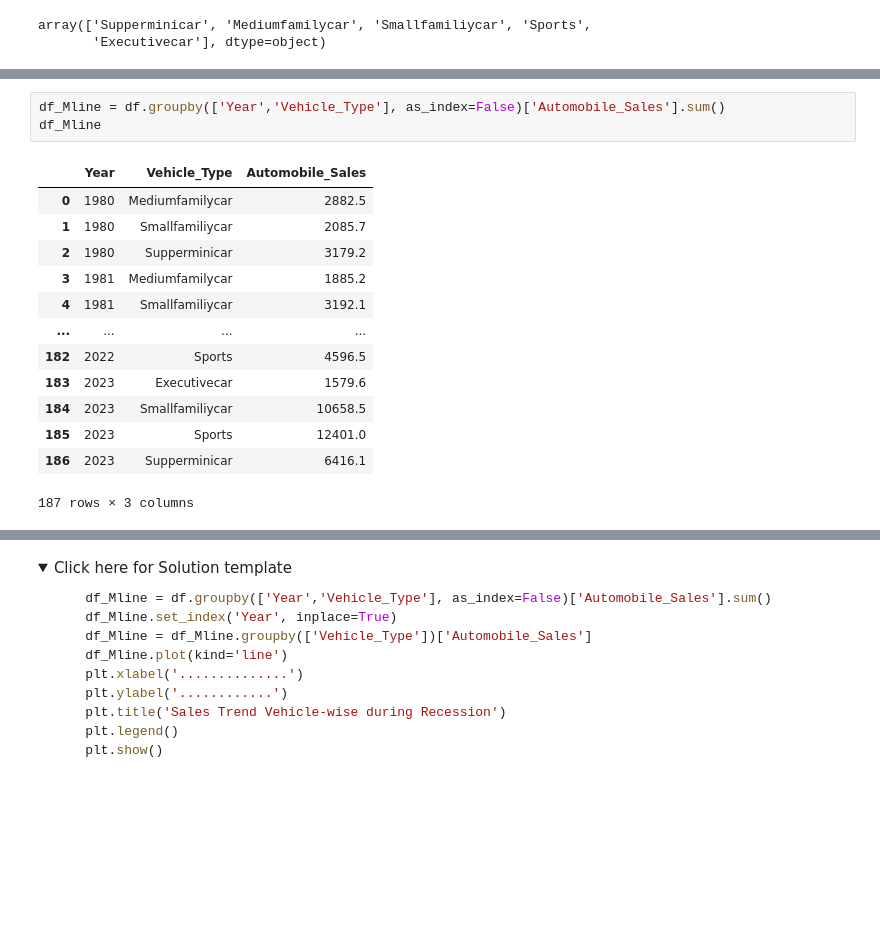
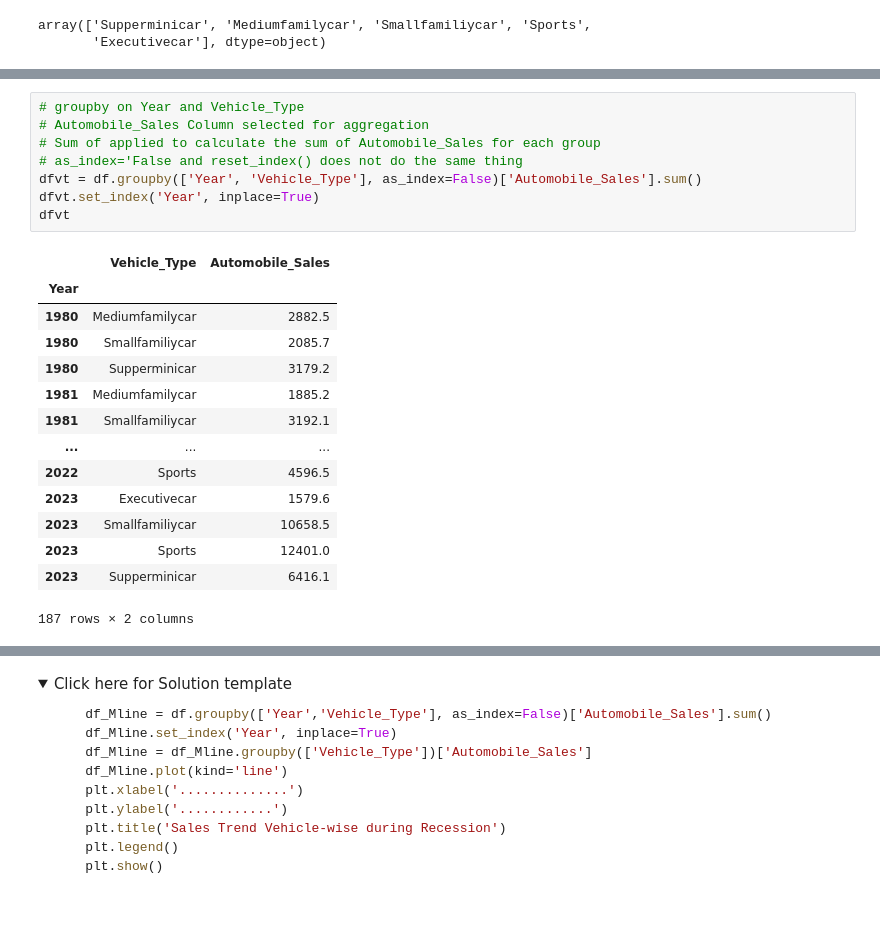
Before and after one commit to mrwoodzi/Data_Science_Certs_Progress, a Jupyter notebook: IBM_Data_Analytics_Professional_Cert/Projects/Final-Assignment-Part-1.jupyterlite.ipynb, the cells around one changed output, grey strips where cells are left out. Saved outputs shown, nothing was run; the diff lists cells and outputs as text; folded sections open; blank space fills up the shorter version.

```diff
--- a/IBM_Data_Analytics_Professional_Cert/Projects/Final-Assignment-Part-1.jupyterlite.ipynb
+++ b/IBM_Data_Analytics_Professional_Cert/Projects/Final-Assignment-Part-1.jupyterlite.ipynb
@@ -311,17 +294,23 @@ dfvt
-# %%
-df_Mline = df.groupby(['Year','Vehicle_Type'], as_index=False)['Automobile_Sales'].sum()
-df_Mline
-# %% [output]
-|  | Year | Vehicle_Type | Automobile_Sales |
-| 0 | 1980 | Mediumfamilycar | 2882.5 |
-| 1 | 1980 | Smallfamiliycar | 2085.7 |
-| 2 | 1980 | Supperminicar | 3179.2 |
-| 3 | 1981 | Mediumfamilycar | 1885.2 |
-| 4 | 1981 | Smallfamiliycar | 3192.1 |
-| ... | ... | ... | ... |
-| 182 | 2022 | Sports | 4596.5 |
-| 183 | 2023 | Executivecar | 1579.6 |
-| 184 | 2023 | Smallfamiliycar | 10658.5 |
-| 185 | 2023 | Sports | 12401.0 |
-| 186 | 2023 | Supperminicar | 6416.1 |
-187 rows × 3 columns
+# %%
+# groupby on Year and Vehicle_Type
+# Automobile_Sales Column selected for aggregation
+# Sum of applied to calculate the sum of Automobile_Sales for each group
+# as_index='False and reset_index() does not do the same thing
+dfvt = df.groupby(['Year', 'Vehicle_Type'], as_index=False)['Automobile_Sales'].sum()
+dfvt.set_index('Year', inplace=True)
+dfvt
+# %% [output]
+|  | Vehicle_Type | Automobile_Sales |
+| Year |  |  |
+| 1980 | Mediumfamilycar | 2882.5 |
+| 1980 | Smallfamiliycar | 2085.7 |
+| 1980 | Supperminicar | 3179.2 |
+| 1981 | Mediumfamilycar | 1885.2 |
+| 1981 | Smallfamiliycar | 3192.1 |
+| ... | ... | ... |
+| 2022 | Sports | 4596.5 |
+| 2023 | Executivecar | 1579.6 |
+| 2023 | Smallfamiliycar | 10658.5 |
+| 2023 | Sports | 12401.0 |
+| 2023 | Supperminicar | 6416.1 |
+187 rows × 2 columns
```
Also changed, not shown: parts of 2 cells of this notebook.
